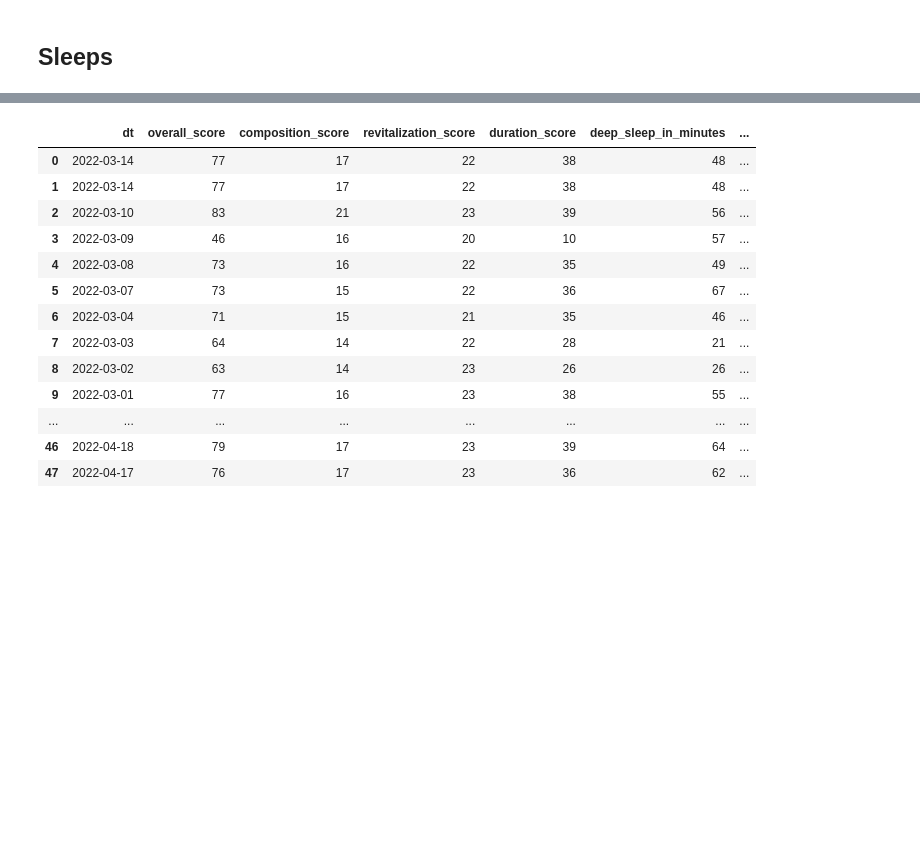
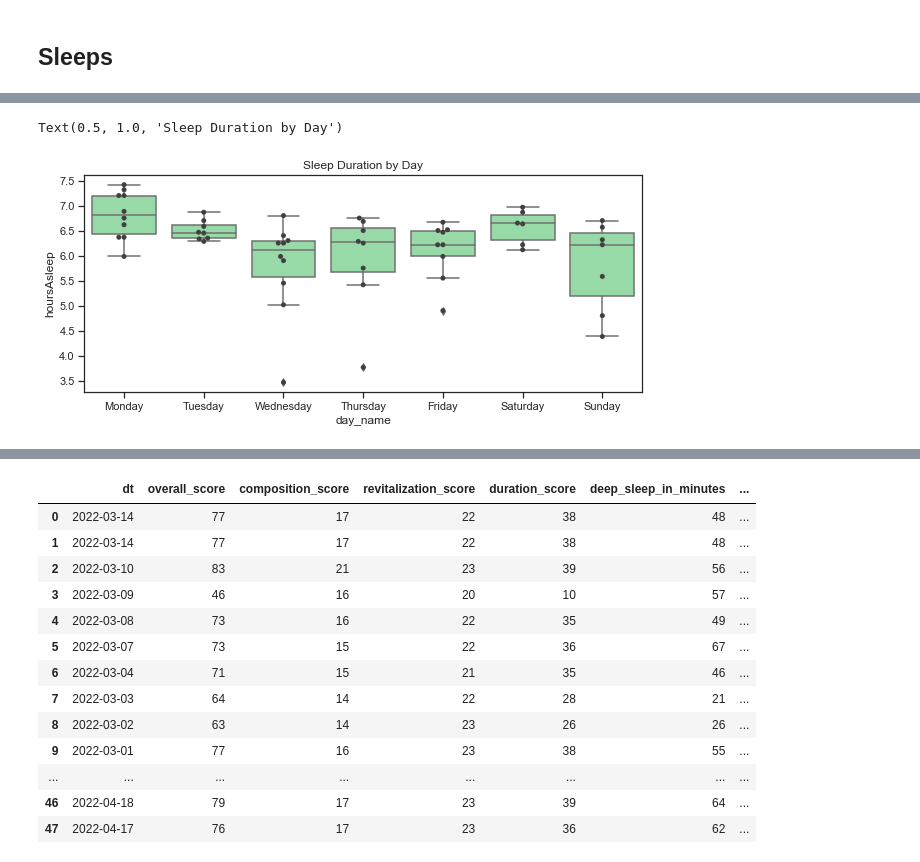
Before and after one commit to oliviatan29/fitbit-data-analysis, a Jupyter notebook: Fitbit Data Analysis.ipynb, the cells around one changed output, grey strips where cells are left out. Drawn from its saved outputs; the diff is of its cells as text; code cells hidden in the pictures; blank space fills up the shorter version.

```diff
--- a/Fitbit Data Analysis.ipynb
+++ b/Fitbit Data Analysis.ipynb
@@ -634,3 +635,22 @@ df_merge
 | 55 | 36526113047 | 2022-04-16 | 2022-04-16T00:04:00.000 | 2022-04-16T07:27:30.000 | 26580000 | 0 | 367 | 76 | ... |
 | 56 | 36510260841 | 2022-04-15 | 2022-04-14T23:41:00.000 | 2022-04-15T07:20:00.000 | 27540000 | 0 | 388 | 71 | ... |
 | 57 | 36496620598 | 2022-04-14 | 2022-04-13T23:52:30.000 | 2022-04-14T07:23:30.000 | 27060000 | 0 | 377 | 74 | ... |
+# %%
+df_merge['pct_deep_sleep'] = df_merge['deep_sleep_in_minutes']/df_merge['minutesAsleep']
+# %%
+df_merge['hoursAsleep'] = df_merge['minutesAsleep']/60
+# %%
+df_merge['day_name'] = pd.to_datetime(df_merge['dateOfSleep']).dt.day_name()
+# %%
+f, ax = plt.subplots(figsize=(10, 4))
+sns.set_theme(style="ticks", palette="pastel")
+
+reorderlist = [ 'Monday', 'Tuesday','Wednesday' ,'Thursday' ,'Friday', 'Saturday', 'Sunday']
+
+ax = sns.boxplot(x="day_name", y="hoursAsleep", data=df_merge, order=reorderlist, palette=["g"])
+ax = sns.swarmplot(x="day_name", y="hoursAsleep", data=df_merge, order=reorderlist, color=".25")
+
+plt.title('Sleep Duration by Day')
+# %% [output]
+Text(0.5, 1.0, 'Sleep Duration by Day')
+[figure, added]
```
Also changed, not shown: parts of 15 cells of this notebook.
